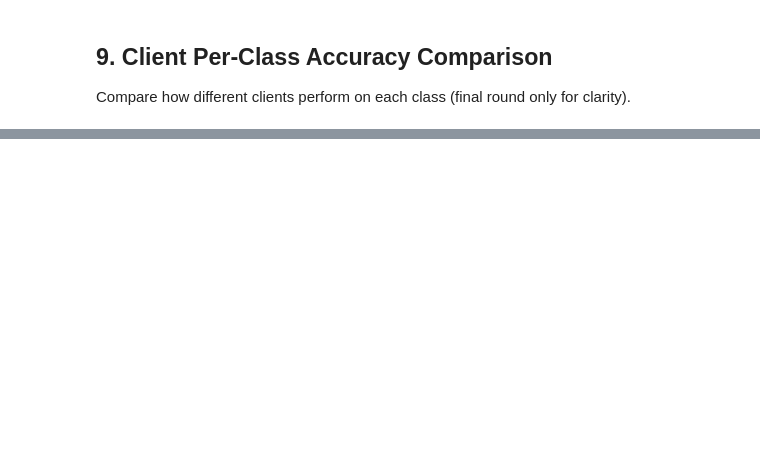
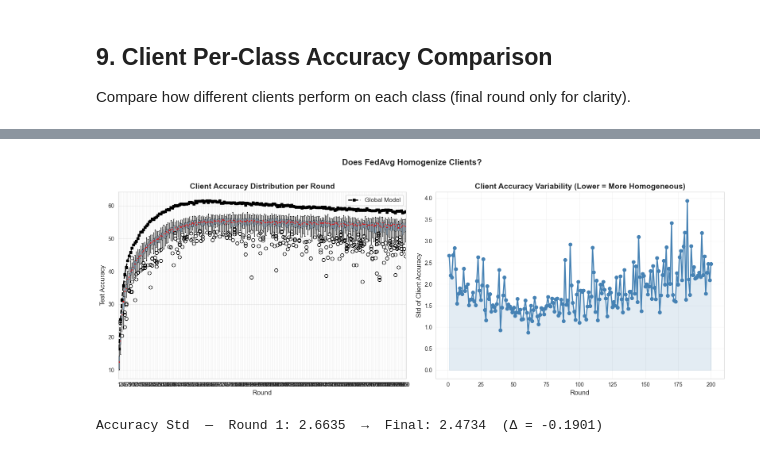
Before and after one commit to M-9acem/FLF, a Jupyter notebook: analysis_centralized_simple.ipynb, the cells around one changed output, grey strips where cells are left out. Saved outputs shown, nothing was run; the diff lists cells and outputs as text; code cells hidden in the pictures; blank space fills up the shorter version.

```diff
--- a/analysis_centralized_simple.ipynb
+++ b/analysis_centralized_simple.ipynb
@@ -465,0 +537,35 @@ Per-class statistics across clients:
+# %%
+fig, (ax1, ax2) = plt.subplots(1, 2, figsize=(16, 6))
+
+rounds = sorted(client_metrics['round'].unique())
+
+# Left: Box plot of client test accuracy per round
+acc_by_round = [client_metrics[client_metrics['round'] == r]['test_accuracy'].values for r in rounds]
+bp1 = ax1.boxplot(acc_by_round, positions=rounds, widths=0.6, patch_artist=True,
+                   boxprops=dict(facecolor='steelblue', alpha=0.5),
+                   medianprops=dict(color='red', linewidth=2))
+ax1.plot(rounds, global_metrics.set_index('round').loc[rounds, 'test_accuracy'],
+         color='black', linewidth=2, linestyle='--', marker='s', markersize=5, label='Global Model')
+ax1.set_xlabel('Round', fontsize=12)
+ax1.set_ylabel('Test Accuracy', fontsize=12)
+ax1.set_title('Client Accuracy Distribution per Round', fontsize=14, fontweight='bold')
+ax1.legend(fontsize=11)
+ax1.grid(True, alpha=0.3)
+
+# Right: Std of client accuracy over rounds (convergence metric)
+acc_std = client_metrics.groupby('round')['test_accuracy'].std().sort_index()
+ax2.plot(acc_std.index, acc_std.values, color='steelblue', linewidth=2, marker='o', markersize=6)
+ax2.fill_between(acc_std.index, 0, acc_std.values, alpha=0.15, color='steelblue')
+ax2.set_xlabel('Round', fontsize=12)
+ax2.set_ylabel('Std of Client Accuracy', fontsize=12)
+ax2.set_title('Client Accuracy Variability (Lower = More Homogeneous)', fontsize=14, fontweight='bold')
+ax2.grid(True, alpha=0.3)
+
+plt.suptitle('Does FedAvg Homogenize Clients?', fontsize=15, fontweight='bold', y=1.02)
+plt.tight_layout()
+plt.show()
+
+print(f"Accuracy Std  —  Round 1: {acc_std.iloc[0]:.4f}  →  Final: {acc_std.iloc[-1]:.4f}  (Δ = {acc_std.iloc[-1] - acc_std.iloc[0]:+.4f})")
+# %% [output]
+[figure, added]
+Accuracy Std  —  Round 1: 2.6635  →  Final: 2.4734  (Δ = -0.1901)
```
Also changed, not shown: parts of 19 cells of this notebook, 10 other files.
